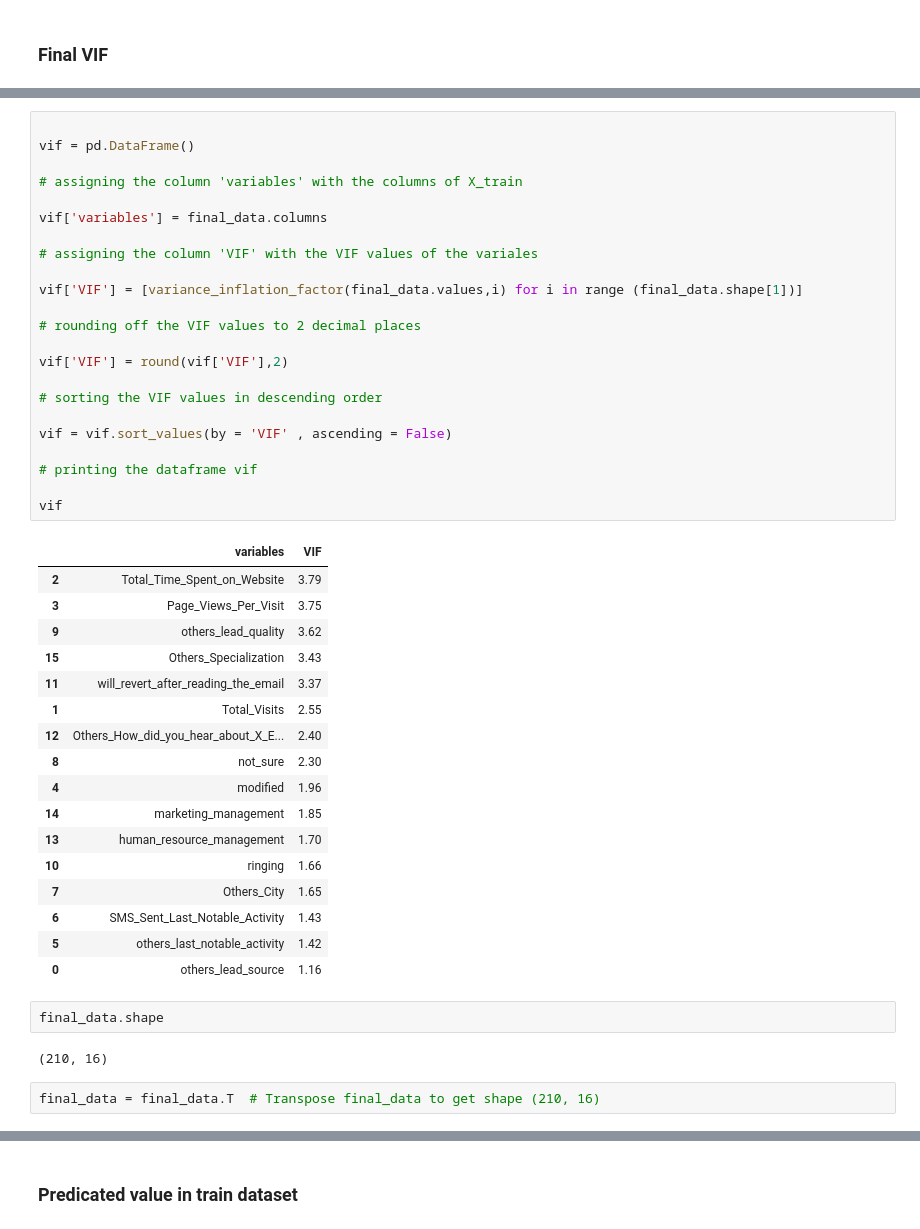
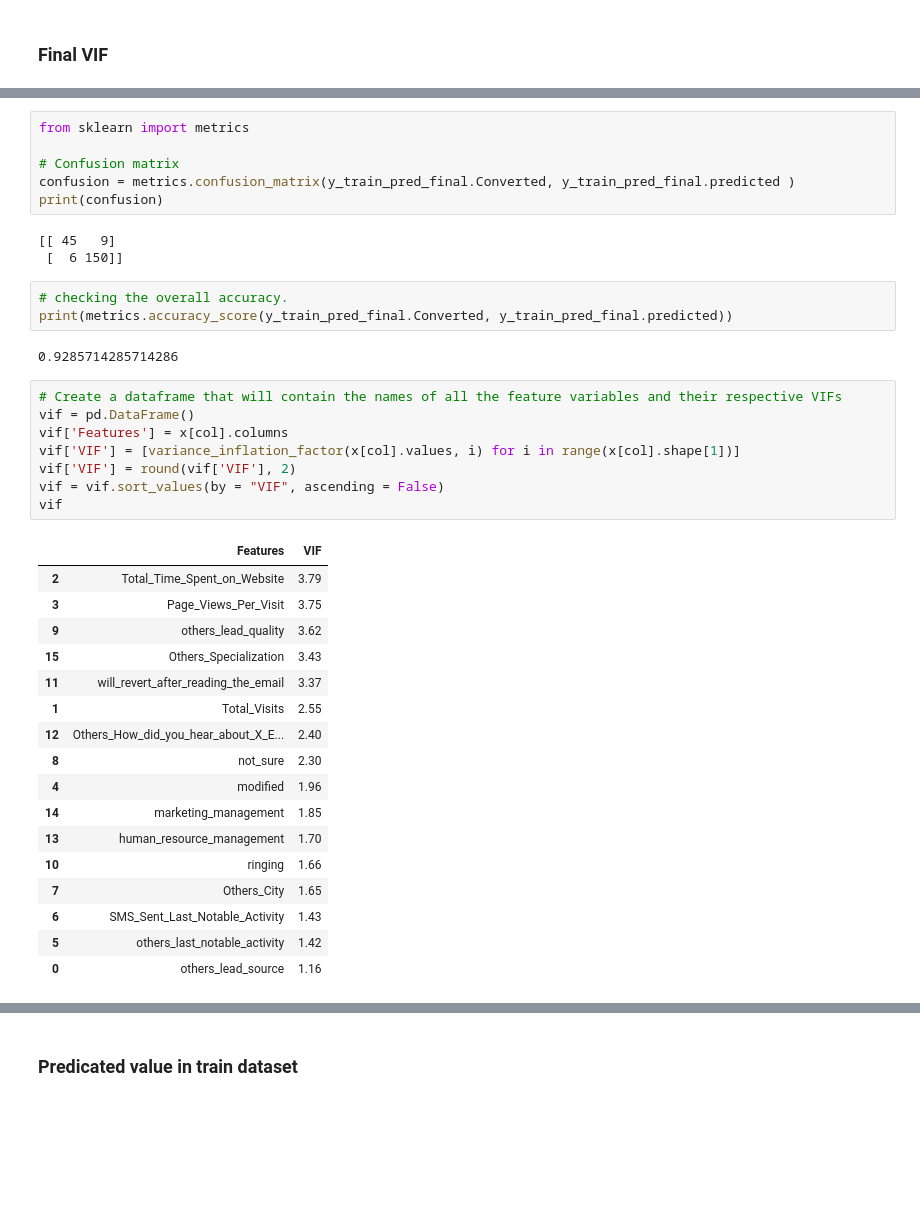
Before and after one commit to MrBinit/Supervised-Learning, a Jupyter notebook: logistic regression/Lead analysis.ipynb, the cells around one changed output, grey strips where cells are left out. Saved outputs shown, nothing was run; the diff lists cells and outputs as text; blank space fills up the shorter version.

```diff
--- a/logistic regression/Lead analysis.ipynb
+++ b/logistic regression/Lead analysis.ipynb
@@ -1730,28 +1767,27 @@ final_data.shape
+# %%
+from sklearn import metrics
+
+# Confusion matrix
+confusion = metrics.confusion_matrix(y_train_pred_final.Converted, y_train_pred_final.predicted )
+print(confusion)
+# %% [output]
+[[ 45   9]
+ [  6 150]]
+# %%
+# checking the overall accuracy.
+print(metrics.accuracy_score(y_train_pred_final.Converted, y_train_pred_final.predicted))
+# %% [output]
+0.9285714285714286
 # %%
-
+# Create a dataframe that will contain the names of all the feature variables and their respective VIFs
 vif = pd.DataFrame()
-
-# assigning the column 'variables' with the columns of X_train
-
-vif['variables'] = final_data.columns
-
-# assigning the column 'VIF' with the VIF values of the variales
-
-vif['VIF'] = [variance_inflation_factor(final_data.values,i) for i in range (final_data.shape[1])]
-
-# rounding off the VIF values to 2 decimal places
-
-vif['VIF'] = round(vif['VIF'],2)
-
-# sorting the VIF values in descending order
-
-vif = vif.sort_values(by = 'VIF' , ascending = False)
-
-# printing the dataframe vif
-
+vif['Features'] = x[col].columns
+vif['VIF'] = [variance_inflation_factor(x[col].values, i) for i in range(x[col].shape[1])]
+vif['VIF'] = round(vif['VIF'], 2)
+vif = vif.sort_values(by = "VIF", ascending = False)
 vif
 # %% [output]
-|  | variables | VIF |
+|  | Features | VIF |
 | 2 | Total_Time_Spent_on_Website | 3.79 |
 | 3 | Page_Views_Per_Visit | 3.75 |
 | 9 | others_lead_quality | 3.62 |
@@ -1768,9 +1804,3 @@ vif
 | 6 | SMS_Sent_Last_Notable_Activity | 1.43 |
 | 5 | others_last_notable_activity | 1.42 |
 | 0 | others_lead_source | 1.16 |
-# %%
-final_data.shape
-# %% [output]
-(210, 16)
-# %%
-final_data = final_data.T  # Transpose final_data to get shape (210, 16)
```
Also changed, not shown: parts of 48 cells of this notebook, 1 other file.
